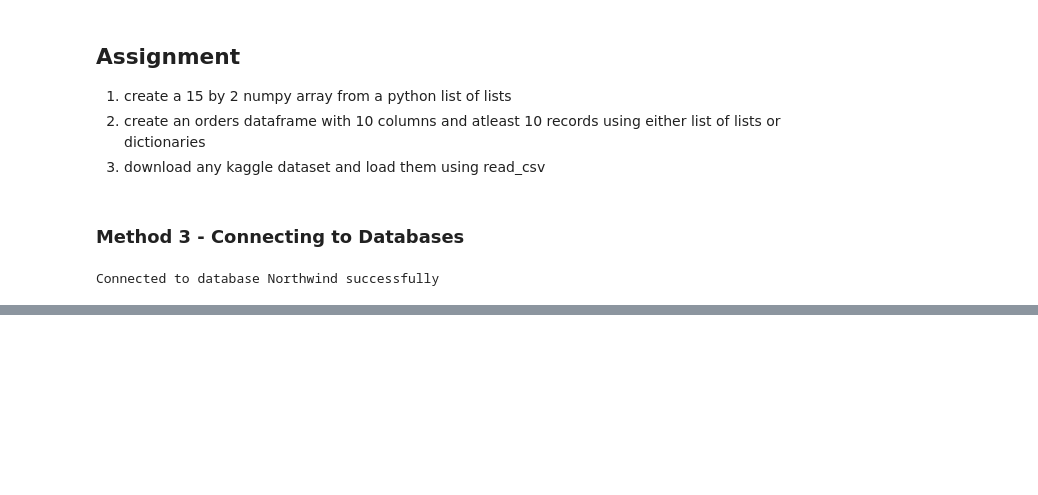
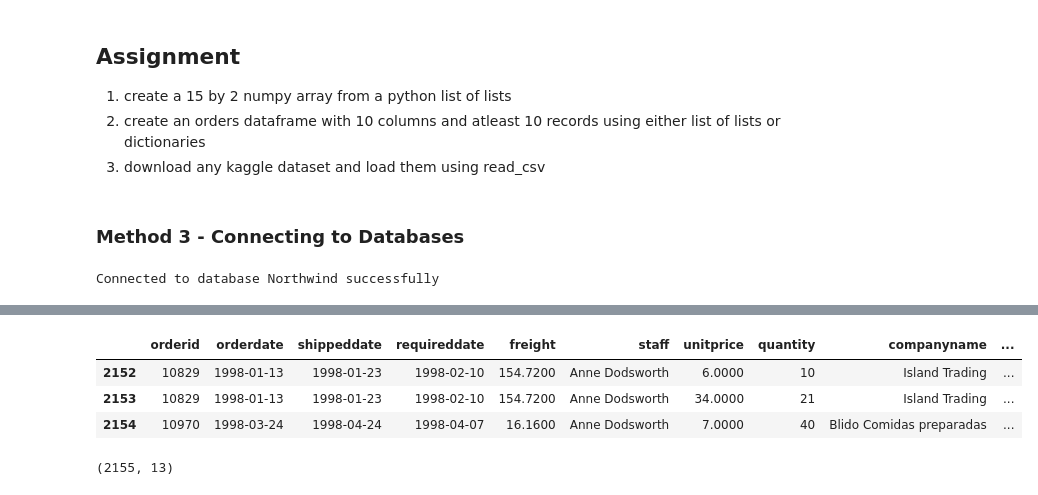
Before and after one commit to Muyiiwaa/learn-EDA, a Jupyter notebook: Pandas-intro.ipynb, the cells around one changed output, grey strips where cells are left out. Cells and saved outputs as stored; diff of their text form; code cells hidden in the pictures; blank space fills up the shorter version.

```diff
--- a/Pandas-intro.ipynb
+++ b/Pandas-intro.ipynb
@@ -288,0 +327,15 @@ product_df
+# %%
+# .tail method
+
+orders_df.tail(3)
+# %% [output]
+|  | orderid | orderdate | shippeddate | requireddate | freight | staff | unitprice | quantity | companyname | ... |
+| 2152 | 10829 | 1998-01-13 | 1998-01-23 | 1998-02-10 | 154.7200 | Anne Dodsworth | 6.0000 | 10 | Island Trading | ... |
+| 2153 | 10829 | 1998-01-13 | 1998-01-23 | 1998-02-10 | 154.7200 | Anne Dodsworth | 34.0000 | 21 | Island Trading | ... |
+| 2154 | 10970 | 1998-03-24 | 1998-04-24 | 1998-04-07 | 16.1600 | Anne Dodsworth | 7.0000 | 40 | Blido Comidas preparadas | ... |
+# %%
+# .shape attribute
+
+orders_df.shape
+# %% [output]
+(2155, 13)
```
Also changed, not shown: parts of 21 cells of this notebook.
